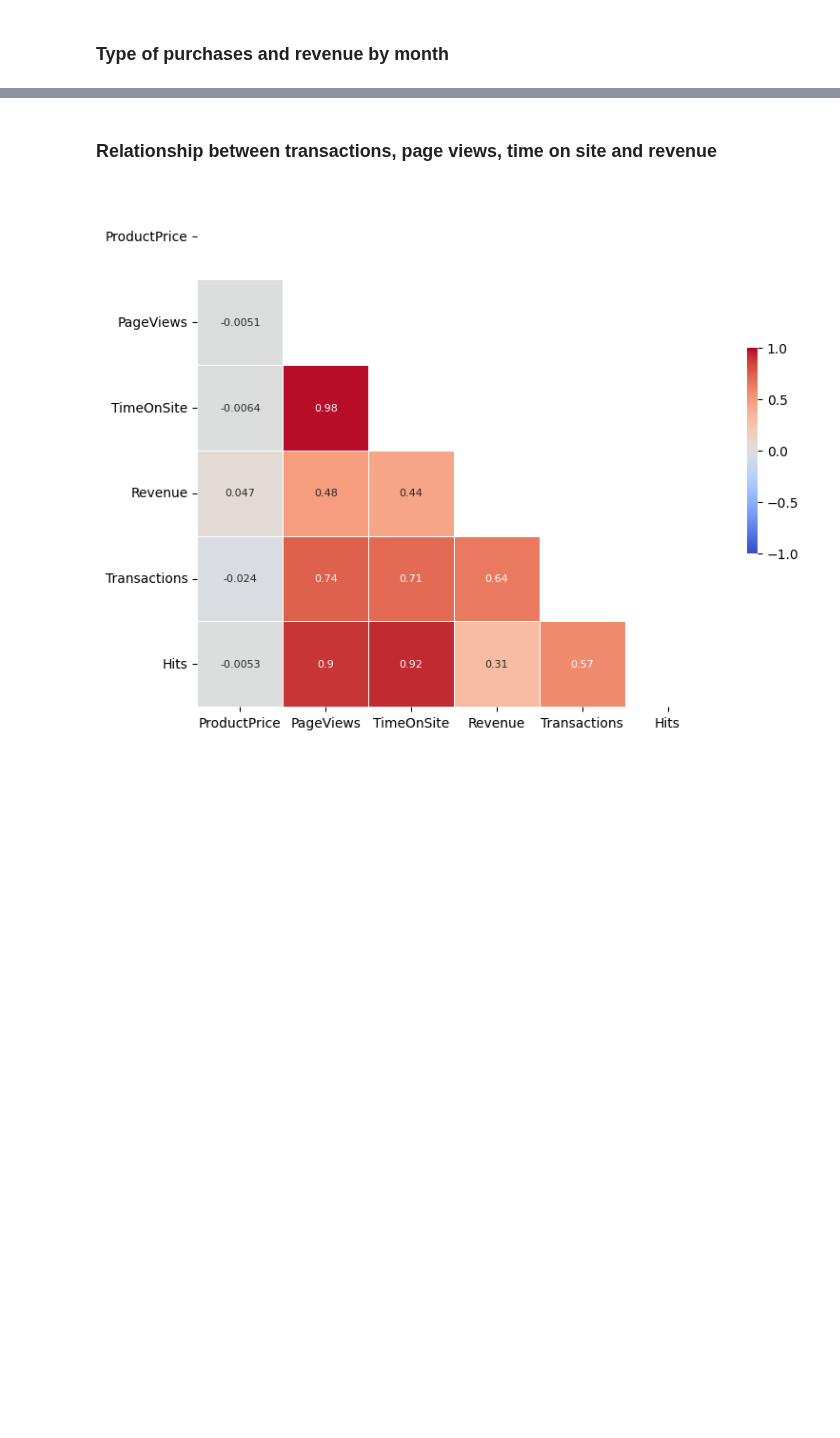
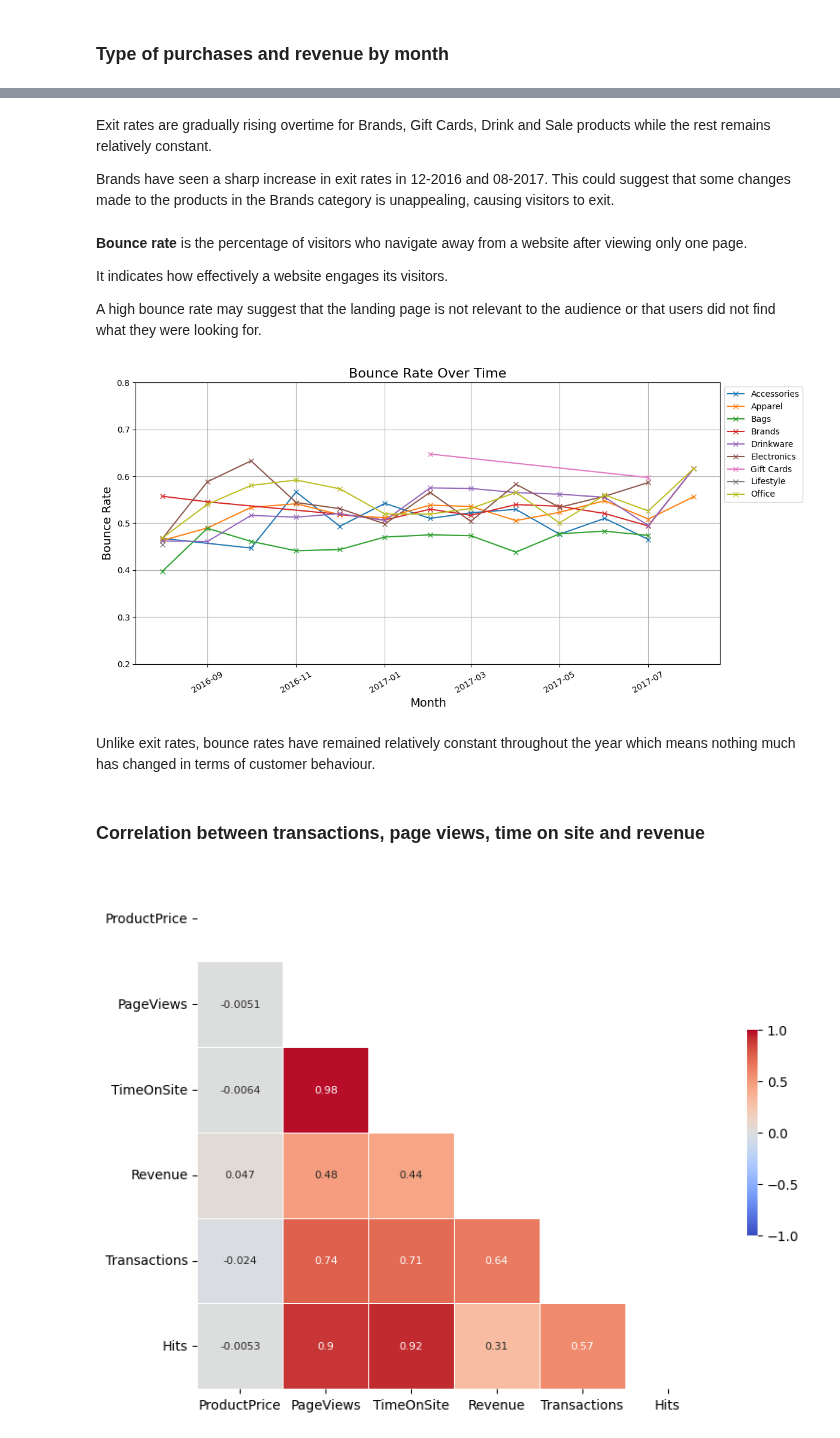
Before and after one commit to woobrandon/DSA3101-Potato-Wedges, a Jupyter notebook: SubgroupA/GoogleAnalyticsAnalysis.ipynb, the cells around one changed output, grey strips where cells are left out. Saved outputs shown, nothing was run; the diff lists cells and outputs as text; code cells hidden in the pictures; blank space fills up the shorter version.

```diff
--- a/SubgroupA/GoogleAnalyticsAnalysis.ipynb
+++ b/SubgroupA/GoogleAnalyticsAnalysis.ipynb
@@ -214,5 +225,60 @@ print(result_df, "\n")
+# %% [markdown]
+Exit rates are gradually rising overtime for Brands, Gift Cards, Drink and Sale products while the rest remains relatively constant.
+
+Brands have seen a sharp increase in exit rates in 12-2016 and 08-2017. This could suggest that some changes made to the products in the Brands category is unappealing, causing visitors to exit.
+# %% [markdown]
+<strong>Bounce rate</strong> is the percentage of visitors who navigate away from a website after viewing only one page.
+
+It indicates how effectively a website engages its visitors.
+
+A high bounce rate may suggest that the landing page is not relevant to the audience or that users did not find what they were looking for.
+# %%
+query = f"""
+        SELECT FORMAT_DATE('%Y-%m', PARSE_DATE('%Y%m%d', _TABLE_SUFFIX)) AS MONTH, product.v2ProductCategory AS Category, product.v2ProductName AS product_name, COUNT(*) AS Views, SUM(totals.bounces)/COUNT(*) AS BounceRate
+        FROM `bigquery-public-data.google_analytics_sample.ga_sessions_*`, UNNEST(hits) as hits, UNNEST(hits.product) AS product
+        WHERE hits.type = 'PAGE' AND hits.hitNumber = 1
+        GROUP BY MONTH, Category, product_name
+        -- Filter out for records with bounces and only keep those with a significant number of views
+        HAVING SUM(totals.bounces) > 0 AND Views >= 100
+        """
+rows = client.query(query)
+
+result_df = rows.to_dataframe()
+
+result_df_bounce = clean_categories(result_df)
+
+
+bounce_rate_df = result_df_bounce.groupby(["Category", "MONTH"]).mean(
+    "BounceRate").drop(columns=["Views"]).reset_index()
+
+# Convert 'MONTH' to datetime
+bounce_rate_df['MONTH'] = pd.to_datetime(bounce_rate_df['MONTH'])
+
+# Plotting Bounce Rate
+plt.figure(figsize=(12, 6))
+
+# Plot BounceRate for each category
+for category in bounce_rate_df['Category'].unique():
+    subset_bounce = bounce_rate_df[bounce_rate_df['Category'] == category]
+    plt.plot(subset_bounce['MONTH'], subset_bounce['BounceRate'],
+             marker='x', linestyle='-', label=f'{category}')
+
+plt.title('Bounce Rate Over Time', fontsize=16)
+plt.xlabel('Month', fontsize=14)
+plt.ylabel('Bounce Rate', fontsize=14)
+plt.xticks(rotation=30)
+plt.ylim(0.2, 0.8)
+plt.legend(loc='upper left', bbox_to_anchor=(1, 1), fontsize=10)
+plt.grid()
+plt.tight_layout()
+
+plt.show()
+# %% [output]
+[figure, added]
+# %% [markdown]
+Unlike exit rates, bounce rates have remained relatively constant throughout the year which means nothing much has changed in terms of customer behaviour.
 # %% [markdown]
-### Relationship between transactions, page views, time on site and revenue
+### Correlation between transactions, page views, time on site and revenue
 # %%
 query = f"""
         SELECT channelGrouping AS ChannelGrouping, device.browser AS Browser, geoNetwork.country AS Country, prod.productListPosition AS ProductListPosition, hits.page.pagePath AS PagePath, prod.v2ProductCategory AS ProductCategory,  trafficSource.source AS TrafficSource, prod.productPrice AS ProductPrice, prod.productListName AS ProductListName, hits.promotionActionInfo.promoIsView AS PromoIsView, hits.promotionActionInfo.promoIsClick AS PromoIsClick,
```
Also changed, not shown: parts of 40 cells of this notebook.
